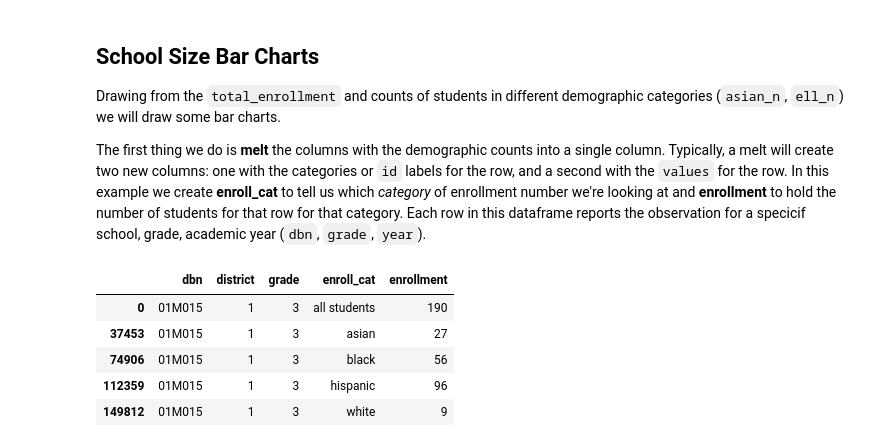
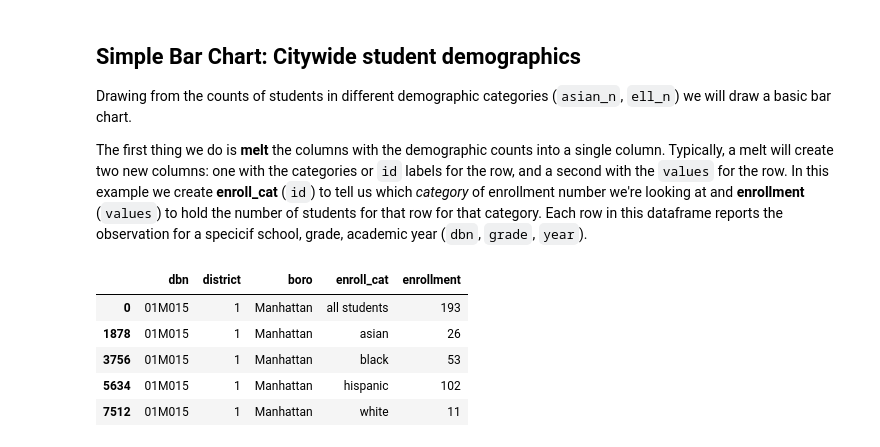
Before and after one commit to adelphi-ed-tech/nycschools, a Jupyter notebook: nb/ols-graphs.ipynb, the cells around one changed output. Cells and saved outputs as stored; diff of their text form; code cells hidden in the pictures.

```diff
--- a/nb/ols-graphs.ipynb
+++ b/nb/ols-graphs.ipynb
@@ -49,60 +50,58 @@ ela = pd.read_csv("ela-combined.csv")
 
 #drop the rows with NaN (where the pop is too small to report)
 ela = ela[ela["mean_scale_score"].notnull()]
-df = df.merge(ela, how="inner", on=["dbn", "year"])
+ela = df.merge(ela, how="inner", on=["dbn", "year"])
 # %% [markdown]
-School Size Bar Charts
----------------------------------
-Drawing from the `total_enrollment` and counts of students in different
-demographic categories (`asian_n`, `ell_n`) we will draw some bar charts.
+Simple Bar Chart: Citywide student demographics
+------------------------------------------------------------------------
+Drawing from the counts of students in different
+demographic categories (`asian_n`, `ell_n`) we will draw a basic bar chart.
 
 The first thing we do is **melt** the columns with the demographic counts
 into a single column. Typically, a melt will create two new columns:
 one with the categories or `id` labels for the row, and a second with
-the `values` for the row. In this example we create **enroll_cat**
+the `values` for the row. In this example we create **enroll_cat** (`id`)
 to tell us which _category_ of enrollment number we're looking at
-and **enrollment** to hold the number of students for that row for
+and **enrollment** (`values`) to hold the number of students for that row for
 that category. Each row in this dataframe reports the observation
 for a specicif school, grade, academic year (`dbn`, `grade`, `year`).
 # %%
 # copy the df if so we don't modify it
 totals = df.copy()
 
 # work with just one year to make things clearer
-totals = totals[totals["year"] == 2019]
+totals = totals[totals["year"] == 2020]
 
-# take out the "all grades" totals because it shouldn't be counted with the other totals
-totals = totals[totals["grade"] != "All Grades"]
 
 # define the category columns -- the columns which will be "melted" / collapsed
 cats = ["total_enrollment", "asian_n", "black_n","hispanic_n","white_n"]
 
 # the columns that will be the same after the melt
-id_cols = ["dbn", "district", "grade"]
+id_cols = ["dbn", "district", "boro"]
 
 # get just the cols we want from the df
 totals = totals[id_cols + cats]
 
 # make nice names for our columns by dropping the _n and renaming total_enrollment to "all students"
 # these column headers will become the data in the enroll_cat column after the melt
 cats = ["all students", "asian", "black", "hispanic","white"]
 totals.columns = id_cols + cats
 # melt tutorial:
 # https://www.educba.com/pandas-melt/
 data = pd.melt(totals, id_vars=id_cols,value_vars=cats, var_name="enroll_cat", value_name="enrollment")
 
 # because we are melting 4 cols, we are gettin duplicate rows, we can drop them with `drop_duplicates`
-data = data.drop_duplicates()
+# data = data.drop_duplicates()
 
 # let's look at one grade for one school for one year (2019) to see what our data looks like
-data.query("dbn == '01M015' and grade == '3'")
+data.query("dbn == '01M015'")
 # %% [output]
-|  | dbn | district | grade | enroll_cat | enrollment |
-| 0 | 01M015 | 1 | 3 | all students | 190 |
-| 37453 | 01M015 | 1 | 3 | asian | 27 |
-| 74906 | 01M015 | 1 | 3 | black | 56 |
-| 112359 | 01M015 | 1 | 3 | hispanic | 96 |
-| 149812 | 01M015 | 1 | 3 | white | 9 |
+|  | dbn | district | boro | enroll_cat | enrollment |
+| 0 | 01M015 | 1 | Manhattan | all students | 193 |
+| 1878 | 01M015 | 1 | Manhattan | asian | 26 |
+| 3756 | 01M015 | 1 | Manhattan | black | 53 |
+| 5634 | 01M015 | 1 | Manhattan | hispanic | 102 |
+| 7512 | 01M015 | 1 | Manhattan | white | 11 |
 # %%
 # use groupby and agg to get the city wide enrollment data
 city_enroll = data[["enroll_cat", "enrollment"]].groupby("enroll_cat", as_index=False).agg(sum)
```
Also changed, not shown: parts of 19 cells of this notebook.
